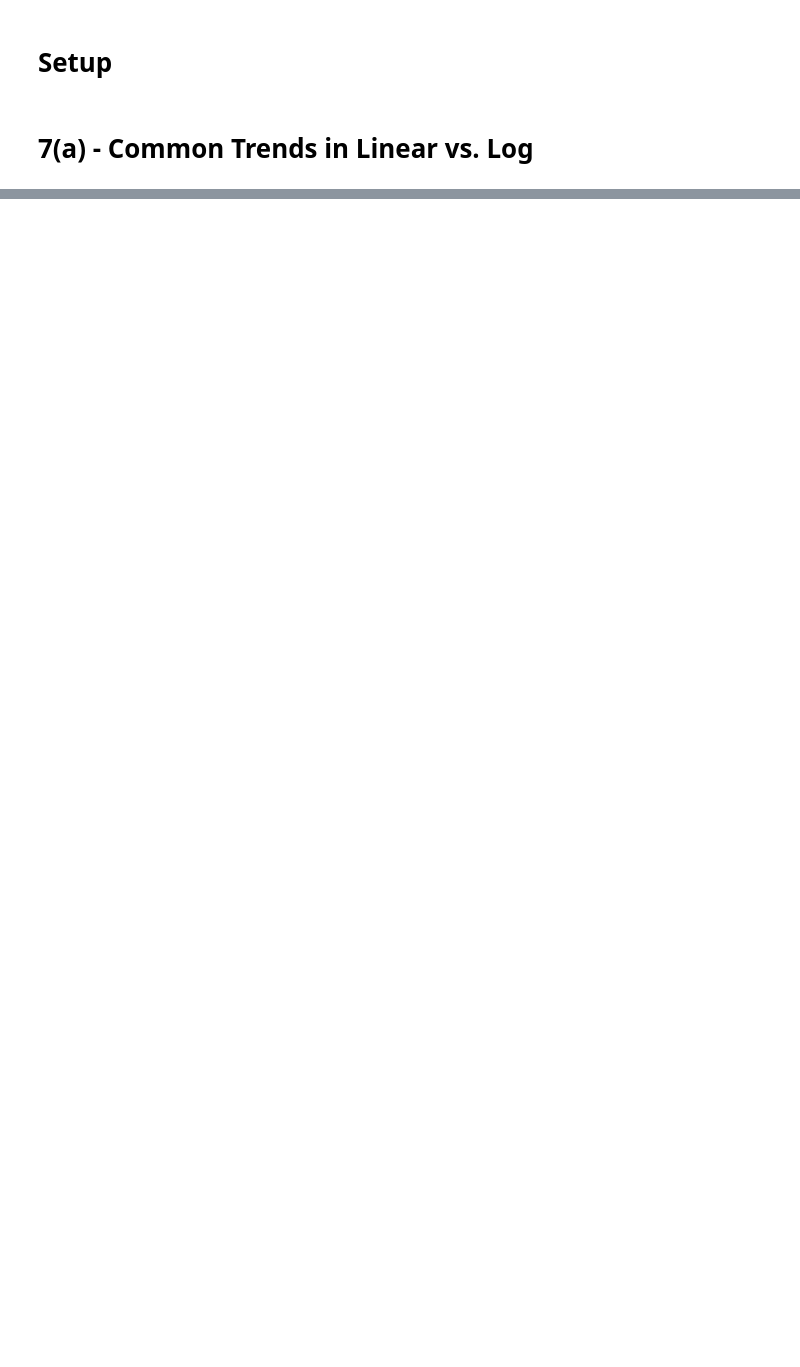
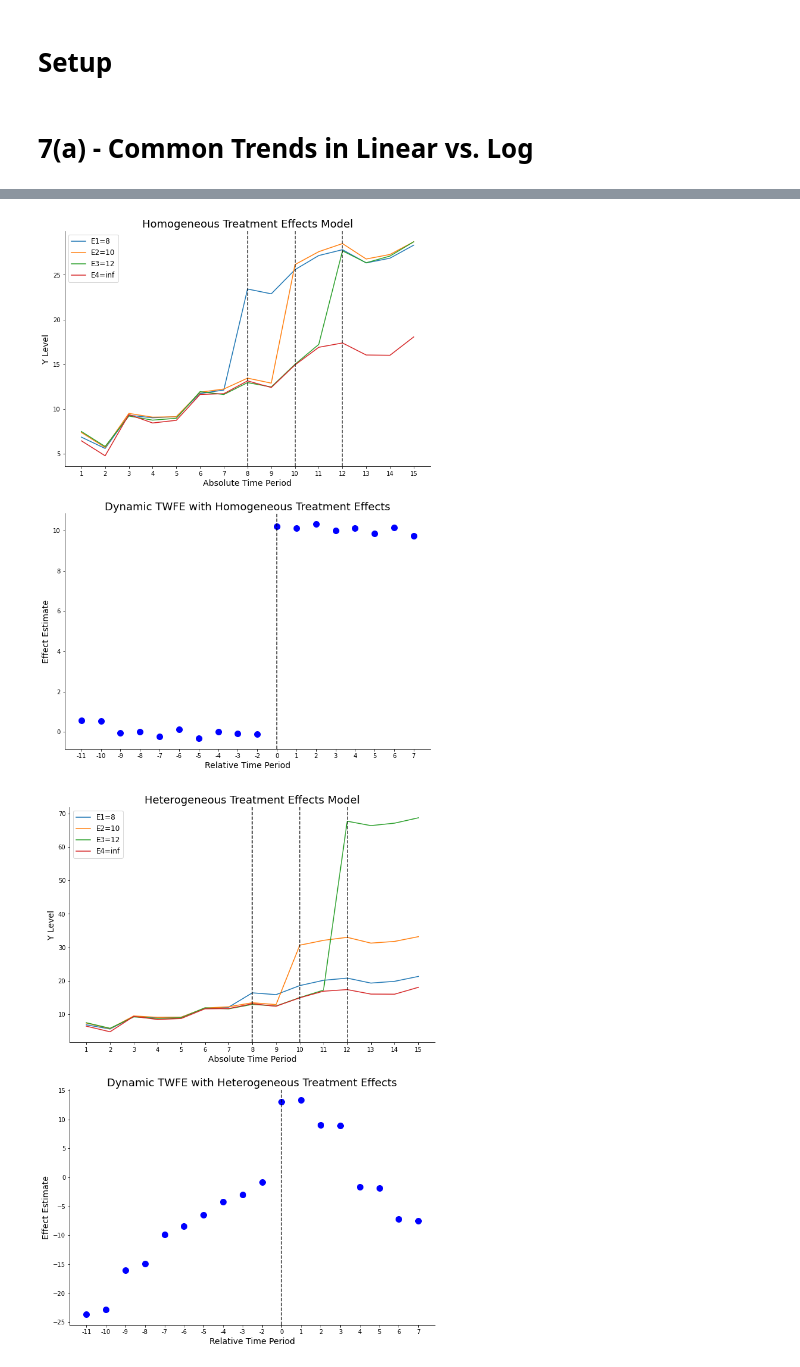
Before and after one commit to stevenbuschbach/Applied-Microeconometrics, a Jupyter notebook: q7/q7_code.ipynb, the cells around one changed output, grey strips where cells are left out. Saved outputs shown, nothing was run; the diff lists cells and outputs as text; code cells hidden in the pictures; blank space fills up the shorter version.

```diff
--- a/q7/q7_code.ipynb
+++ b/q7/q7_code.ipynb
@@ -331,0 +267,50 @@ plt.show()
+# %%
+for i in range(len(dfs)):
+    fig,ax = plt.subplots(nrows=2, ncols=1, figsize=(11,16))
+    ax     = ax.flatten()
+
+    # Formatting stuff
+    ax[0].spines['top'].set_visible(False)
+    ax[0].spines['right'].set_visible(False)
+    ax[1].spines['top'].set_visible(False)
+    ax[1].spines['right'].set_visible(False)
+
+    # Plot 1 main stuff
+    ax[0].plot(agg_dfs[i].loc[agg_dfs[i].cohort == 8, 'time'], agg_dfs[i].loc[agg_dfs[i].cohort == 8, 'y'])
+    ax[0].plot(agg_dfs[i].loc[agg_dfs[i].cohort == 10, 'time'], agg_dfs[i].loc[agg_dfs[i].cohort == 10, 'y'])
+    ax[0].plot(agg_dfs[i].loc[agg_dfs[i].cohort == 12, 'time'], agg_dfs[i].loc[agg_dfs[i].cohort == 12, 'y'])
+    ax[0].plot(agg_dfs[i].loc[agg_dfs[i].cohort == 100, 'time'], agg_dfs[i].loc[agg_dfs[i].cohort == 100, 'y'])
+    ax[1].scatter(beta_dfs[i]['Coefficient'], beta_dfs[i]['Value'], s=100, color='blue')
+
+    # Vertical/horizontal lines
+    ax[0].axvline(x=8, color='black', linestyle='dashed', alpha=0.8)
+    ax[0].axvline(x=10, color='black', linestyle='dashed', alpha=0.8)
+    ax[0].axvline(x=12, color='black', linestyle='dashed', alpha=0.8)
+    ax[1].axvline(x='0', color='black', linestyle='dashed', alpha=0.8)
+
+    # Legend
+    ax[0].legend(['E1=8','E2=10','E3=12','E4=inf'], fontsize=12)
+
+    # Axis mess
+    ax[0].set_xticks(np.arange(1,T+1))
+    ax[0].set_xlabel("Absolute Time Period", size=14)
+    ax[0].set_ylabel("Y Level", size=14)
+    ax[1].set_xticks(beta_dfs[i]['Coefficient'])
+    ax[1].set_xticklabels(reltime_nums)
+    ax[1].set_xlabel("Relative Time Period", size=14)
+    ax[1].set_ylabel("Effect Estimate", size=14)
+
+    # Titles
+    if i == 0:
+        ax[0].set_title("Homogeneous Treatment Effects Model", size=18)
+        ax[1].set_title("Dynamic TWFE with Homogeneous Treatment Effects", size=18)
+    elif i == 1:
+        ax[0].set_title("Heterogeneous Treatment Effects Model", size=18)
+        ax[1].set_title("Dynamic TWFE with Heterogeneous Treatment Effects", size=18)
+
+    # Save out
+    plt.savefig(f"./q7_output/q7c_{i+1}.png")
+    plt.show()
+# %% [output]
+[figure, added]
+[figure, added]
```
Also changed, not shown: parts of 41 cells of this notebook, 9 other files.
